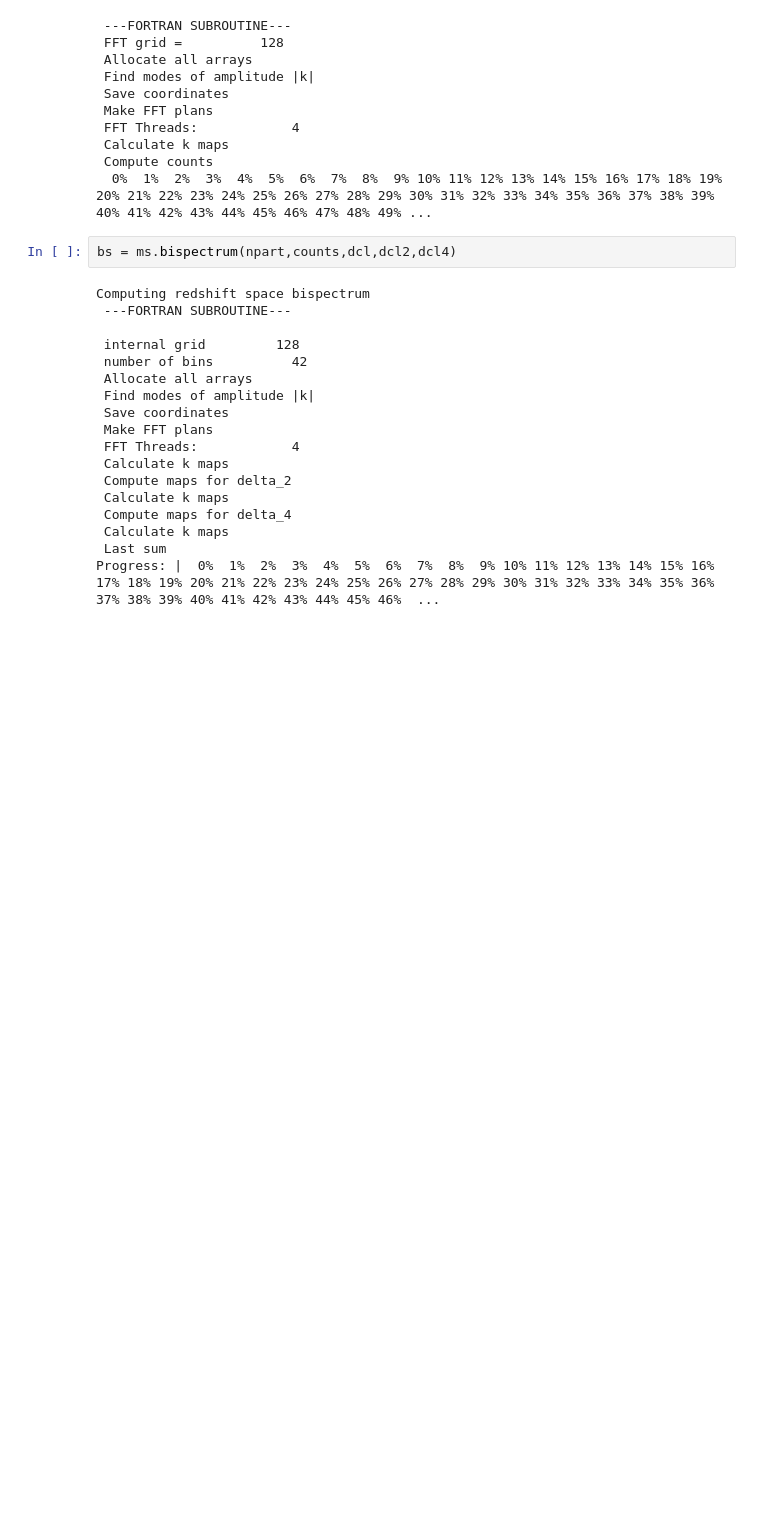
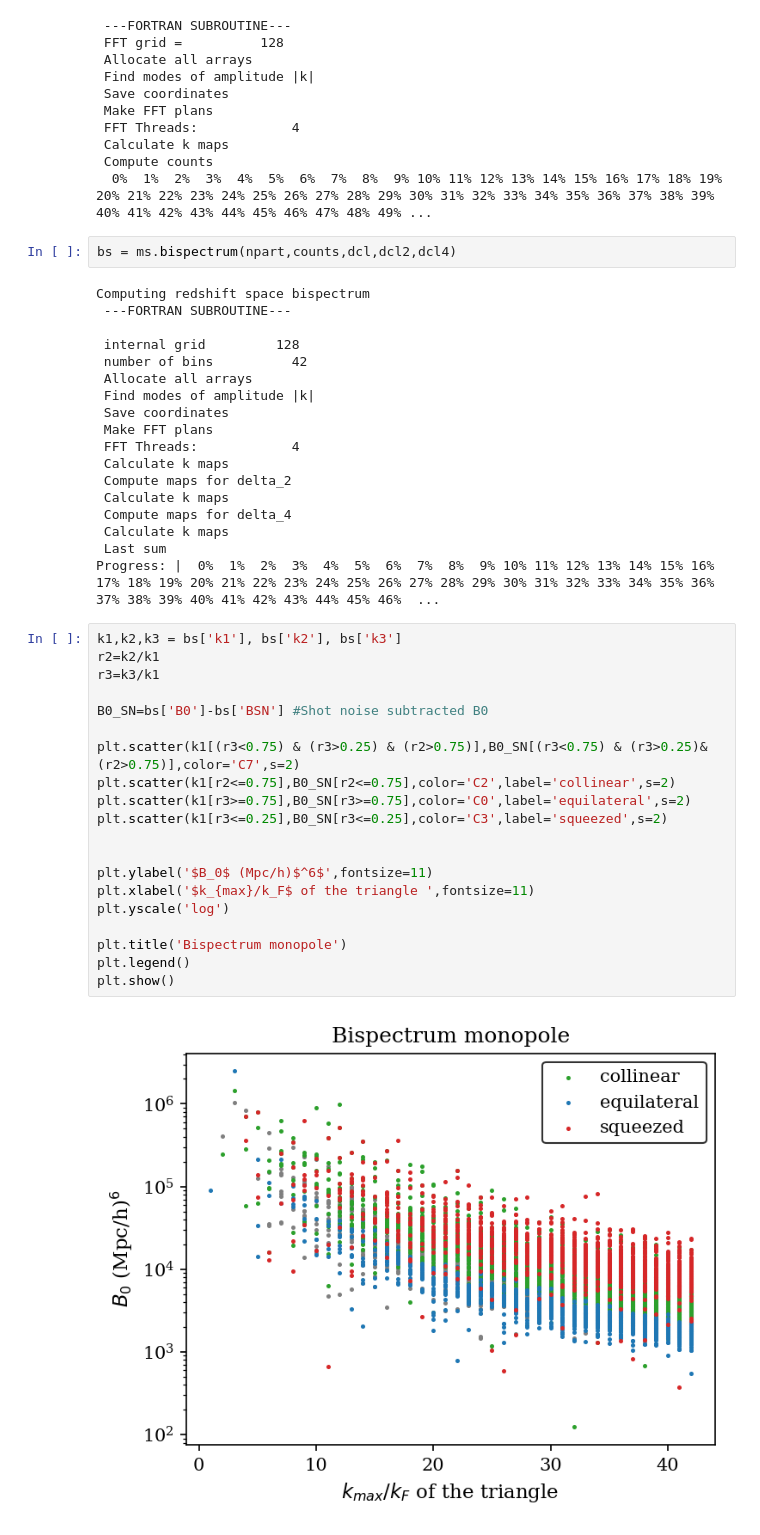
Before and after one commit to matteobiagetti/pbi4, a Jupyter notebook: Tutorials/Notebook/test.ipynb, the cells around one changed output. Saved outputs shown, nothing was run; the diff lists cells and outputs as text; blank space fills up the shorter version.

```diff
--- a/Tutorials/Notebook/test.ipynb
+++ b/Tutorials/Notebook/test.ipynb
@@ -148,3 +171,25 @@ Computing redshift space bispectrum
  Calculate k maps
  Last sum
 Progress: |  0%  1%  2%  3%  4%  5%  6%  7%  8%  9% 10% 11% 12% 13% 14% 15% 16% 17% 18% 19% 20% 21% 22% 23% 24% 25% 26% 27% 28% 29% 30% 31% 32% 33% 34% 35% 36% 37% 38% 39% 40% 41% 42% 43% 44% 45% 46%  ...
+# %%
+k1,k2,k3 = bs['k1'], bs['k2'], bs['k3']
+r2=k2/k1
+r3=k3/k1
+
+B0_SN=bs['B0']-bs['BSN'] #Shot noise subtracted B0
+
+plt.scatter(k1[(r3<0.75) & (r3>0.25) & (r2>0.75)],B0_SN[(r3<0.75) & (r3>0.25)& (r2>0.75)],color='C7',s=2)
+plt.scatter(k1[r2<=0.75],B0_SN[r2<=0.75],color='C2',label='collinear',s=2)
+plt.scatter(k1[r3>=0.75],B0_SN[r3>=0.75],color='C0',label='equilateral',s=2)
+plt.scatter(k1[r3<=0.25],B0_SN[r3<=0.25],color='C3',label='squeezed',s=2)
+
+
+plt.ylabel('$B_0$ (Mpc/h)$^6$',fontsize=11)
+plt.xlabel('$k_{max}/k_F$ of the triangle ',fontsize=11)
+plt.yscale('log')
+
+plt.title('Bispectrum monopole')
+plt.legend()
+plt.show()
+# %% [output]
+[figure, added]
```
Also changed, not shown: parts of 3 cells of this notebook.
